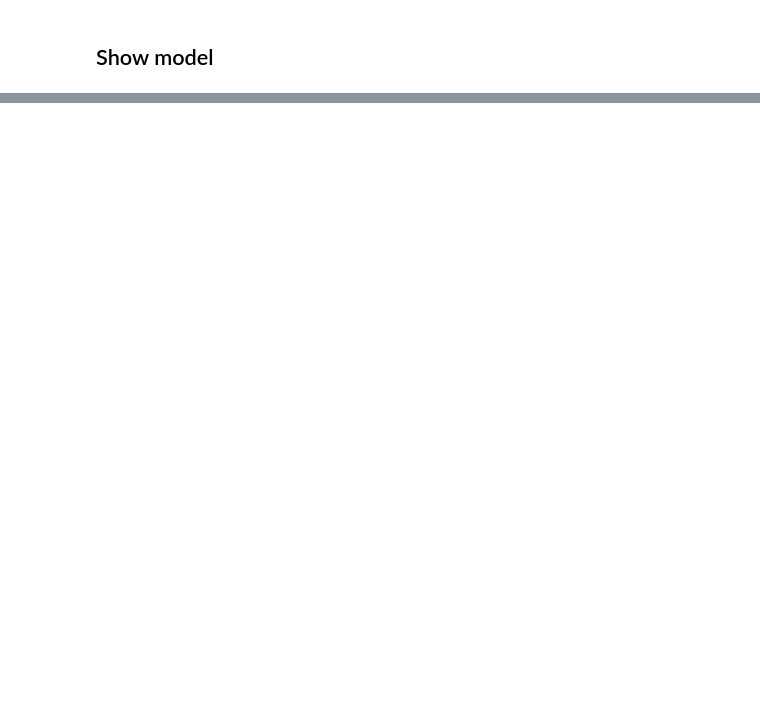
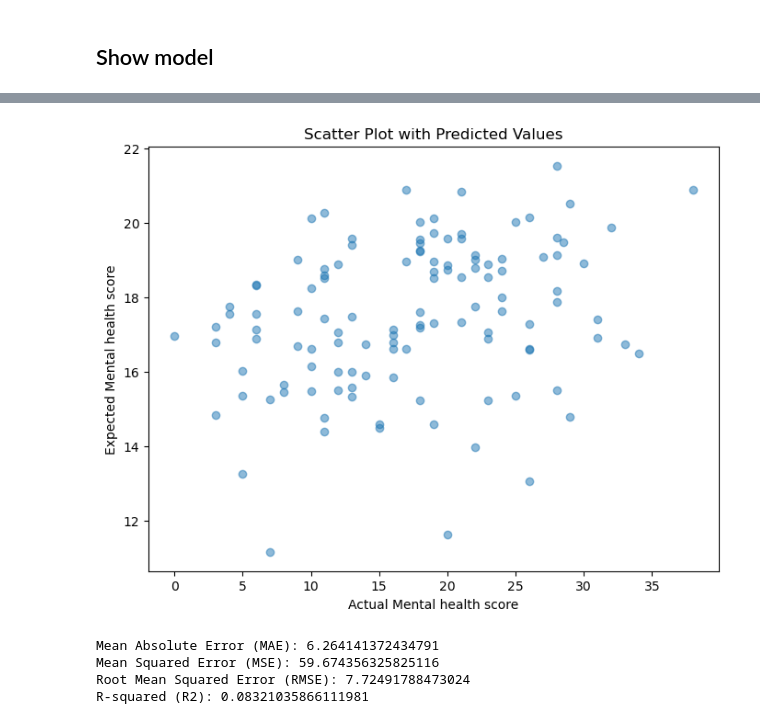
Before and after one commit to ElliceNels/B3EPIC, a Jupyter notebook: Random_Forest_Regression.ipynb, the cells around one changed output, grey strips where cells are left out. Drawn from its saved outputs; the diff is of its cells as text; code cells hidden in the pictures; blank space fills up the shorter version.

```diff
--- a/Random_Forest_Regression.ipynb
+++ b/Random_Forest_Regression.ipynb
@@ -153,0 +237,3 @@ print_results(grid_search)
+# %%
+X = x
+x
@@ -153,0 +285,42 @@ print_results(grid_search)
+# %%
+
+
+#'y' is target variable
+y = dataset_enc['Mental health score']
+
+feature_imp_regressor = RandomForestRegressor()
+
+
+# Fitting Random Forest Regression to the dataset
+X_train, X_test, y_train, y_test = train_test_split(X, y, test_size=0.4, random_state=42)
+X_val, X_test, y_val, y_test = train_test_split(X_test, y_test, test_size=0.5, random_state=42)
+
+
+feature_imp_regressor.fit(X_train, y_train)
+
+# # Make predictions
+y_pred = feature_imp_regressor.predict(X_test)
+# %%
+plt.figure(figsize=(8, 6))
+plt.scatter(y_test, Y_pred, alpha=0.5)
+plt.xlabel('Actual Mental health score')
+plt.ylabel('Expected Mental health score')
+plt.title('Scatter Plot with Predicted Values')
+plt.show()
+# %% [output]
+[figure, added]
+# %%
+mae = mean_absolute_error(y_test, Y_pred)
+mse = mean_squared_error(y_test, Y_pred)
+rmse = mean_squared_error(y_test, Y_pred, squared=False)
+r2 = r2_score(y_test, Y_pred)
+
+print("Mean Absolute Error (MAE):", mae)
+print("Mean Squared Error (MSE):", mse)
+print("Root Mean Squared Error (RMSE):", rmse)
+print("R-squared (R2):", r2)
+# %% [output]
+Mean Absolute Error (MAE): 6.264141372434791
+Mean Squared Error (MSE): 59.674356325825116
+Root Mean Squared Error (RMSE): 7.72491788473024
+R-squared (R2): 0.08321035866111981
```
Also changed, not shown: parts of 27 cells of this notebook, 1 other file.
